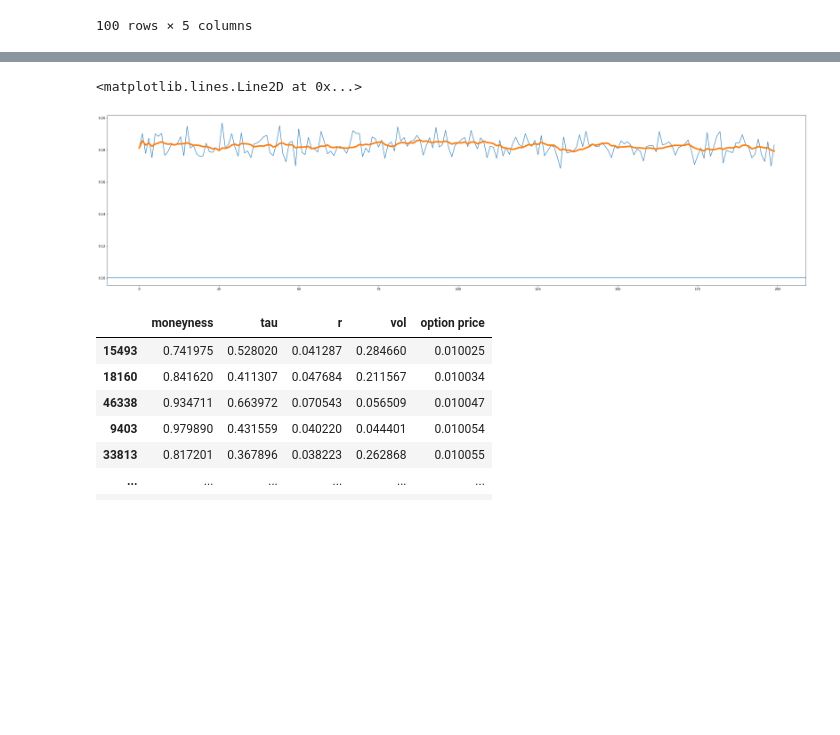
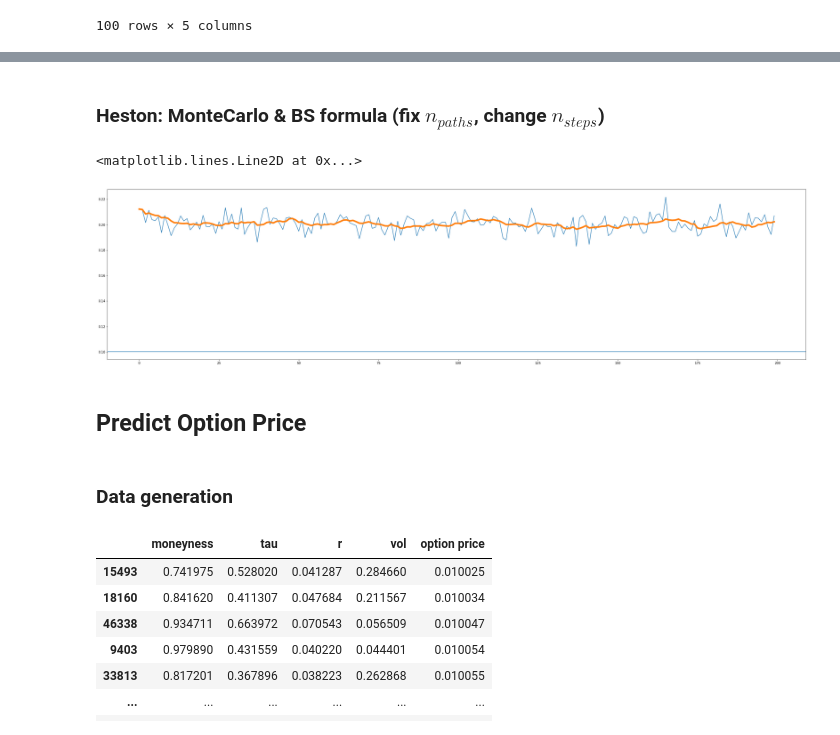
Before and after one commit to yxiiii/FE5216, a Jupyter notebook: train.ipynb, the cells around one changed output, grey strips where cells are left out. Cells and saved outputs as stored; diff of their text form; code cells hidden in the pictures; blank space fills up the shorter version.

```diff
--- a/train.ipynb
+++ b/train.ipynb
@@ -154,24 +284,30 @@ plt.axhline(fm_price)
+# %% [markdown]
+### Heston: MonteCarlo & BS formula (fix $n_{paths}$, change $n_{steps}$)
 # %%
 r = 0.05
 tau = 1
 spot = 1
 strike = 1.1
 vol = 0.3
 phi = 1
 # use closed-from formula
 fm_price = formula_price(spot, strike, vol, tau, r, phi)
 # use Monte Carlo
-MC = MonteCarlo(model='Heston', S0=spot, K=strike, T=tau, r=r, q=0, v0=0.3, theta=0.2, kappa=1.5, gamma=0.3, rho=0.5)
+MC = MonteCarlo(model='Heston', S0=spot, K=strike, T=tau, r=r, q=0, v0=0.3, theta=0.3, kappa=1.5, gamma=0.3, rho=0.5)
 mc_prices = []
 for n_steps in tqdm(np.arange(5, 1000+5, 5)):
     mc_prices.append(MC.pricer(5000, n_steps, optionType='c', European=True, antiVar=True))
 plt.figure(figsize=(40,10))
 plt.plot(mc_prices)
 plt.plot(pd.Series(mc_prices).rolling(10, min_periods=1).mean(), linewidth=5)
 plt.axhline(fm_price)
 # %% [output]
 <matplotlib.lines.Line2D at 0x...>
-[figure, old version]
+[figure, new version]
+# %% [markdown]
+## Predict Option Price
+# %% [markdown]
+### Data generation
 # %%
 model = 'GBM'
 Type = 'European'
```
Also changed, not shown: parts of 23 cells of this notebook, 1 other file.
